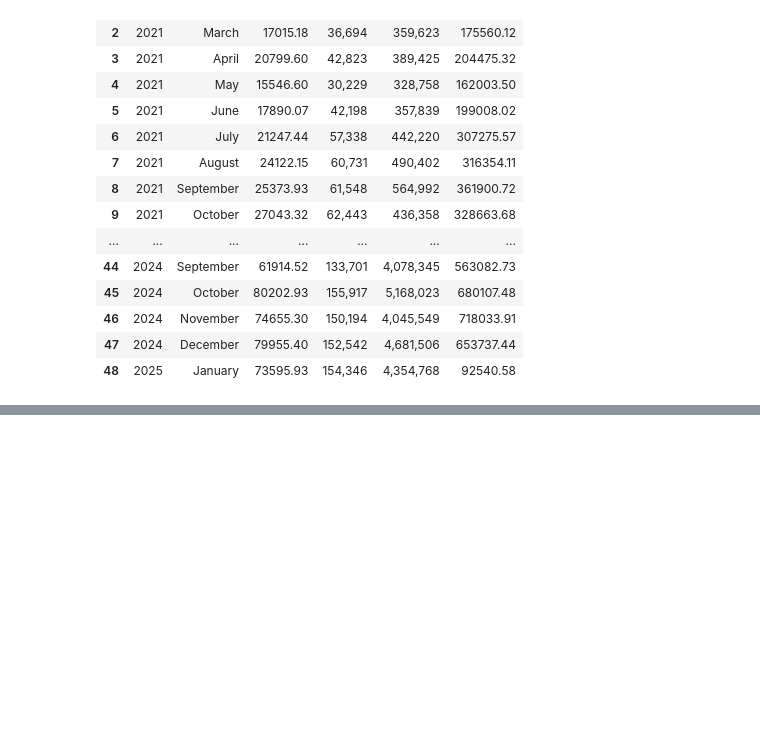
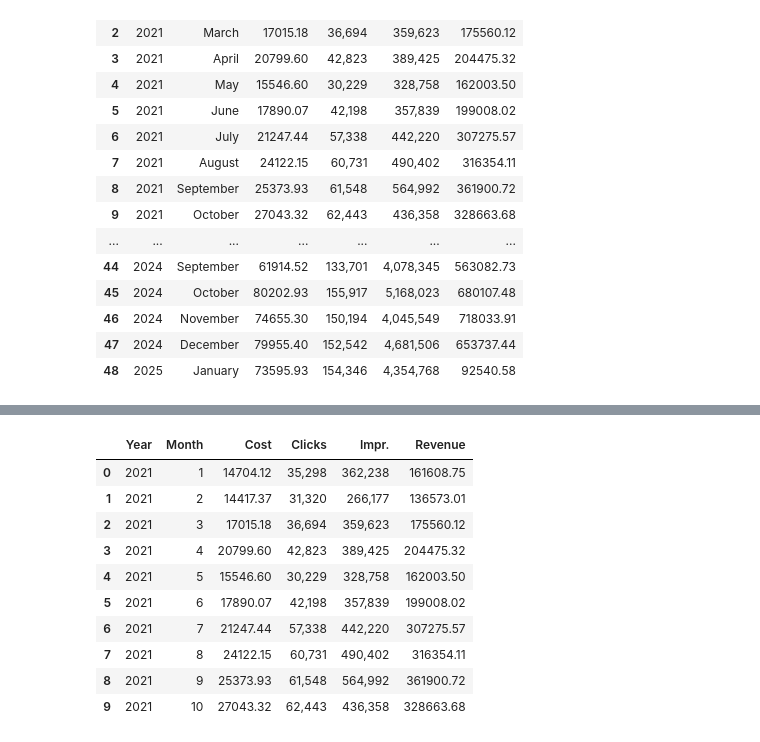
Before and after one commit to AdebolaShelby/ad-impact-analysis, a Jupyter notebook: ad-impact-analysis-cleaning.ipynb, the cells around one changed output, grey strips where cells are left out. Saved outputs shown, nothing was run; the diff lists cells and outputs as text; code cells hidden in the pictures; blank space fills up the shorter version.

```diff
--- a/ad-impact-analysis-cleaning.ipynb
+++ b/ad-impact-analysis-cleaning.ipynb
@@ -131,3 +131,9 @@ df.head(50)
 | 46 | 2024 | November | 74655.30 | 150,194 | 4,045,549 | 718033.91 |
 | 47 | 2024 | December | 79955.40 | 152,542 | 4,681,506 | 653737.44 |
 | 48 | 2025 | January | 73595.93 | 154,346 | 4,354,768 | 92540.58 |
+# %%
+# convert the month column to datetime
+df['Month'] = pd.to_datetime(df['Month'], format='%B').dt.month
+
+#convert the year column to datetime
+df['Year'] = pd.to_datetime(df['Year'], format='%Y').dt.year
@@ -133,0 +151,18 @@ df.head(50)
+# %%
+# Reset the index and drop the index column
+df.reset_index(drop=True, inplace=True)
+
+# Display the first 10 rows of the dataframe
+df.head(10)
+# %% [output]
+|  | Year | Month | Cost | Clicks | Impr. | Revenue |
+| 0 | 2021 | 1 | 14704.12 | 35,298 | 362,238 | 161608.75 |
+| 1 | 2021 | 2 | 14417.37 | 31,320 | 266,177 | 136573.01 |
+| 2 | 2021 | 3 | 17015.18 | 36,694 | 359,623 | 175560.12 |
+| 3 | 2021 | 4 | 20799.60 | 42,823 | 389,425 | 204475.32 |
+| 4 | 2021 | 5 | 15546.60 | 30,229 | 328,758 | 162003.50 |
+| 5 | 2021 | 6 | 17890.07 | 42,198 | 357,839 | 199008.02 |
+| 6 | 2021 | 7 | 21247.44 | 57,338 | 442,220 | 307275.57 |
+| 7 | 2021 | 8 | 24122.15 | 60,731 | 490,402 | 316354.11 |
+| 8 | 2021 | 9 | 25373.93 | 61,548 | 564,992 | 361900.72 |
+| 9 | 2021 | 10 | 27043.32 | 62,443 | 436,358 | 328663.68 |
```
Also changed, not shown: parts of 9 cells of this notebook, 2 other files.
